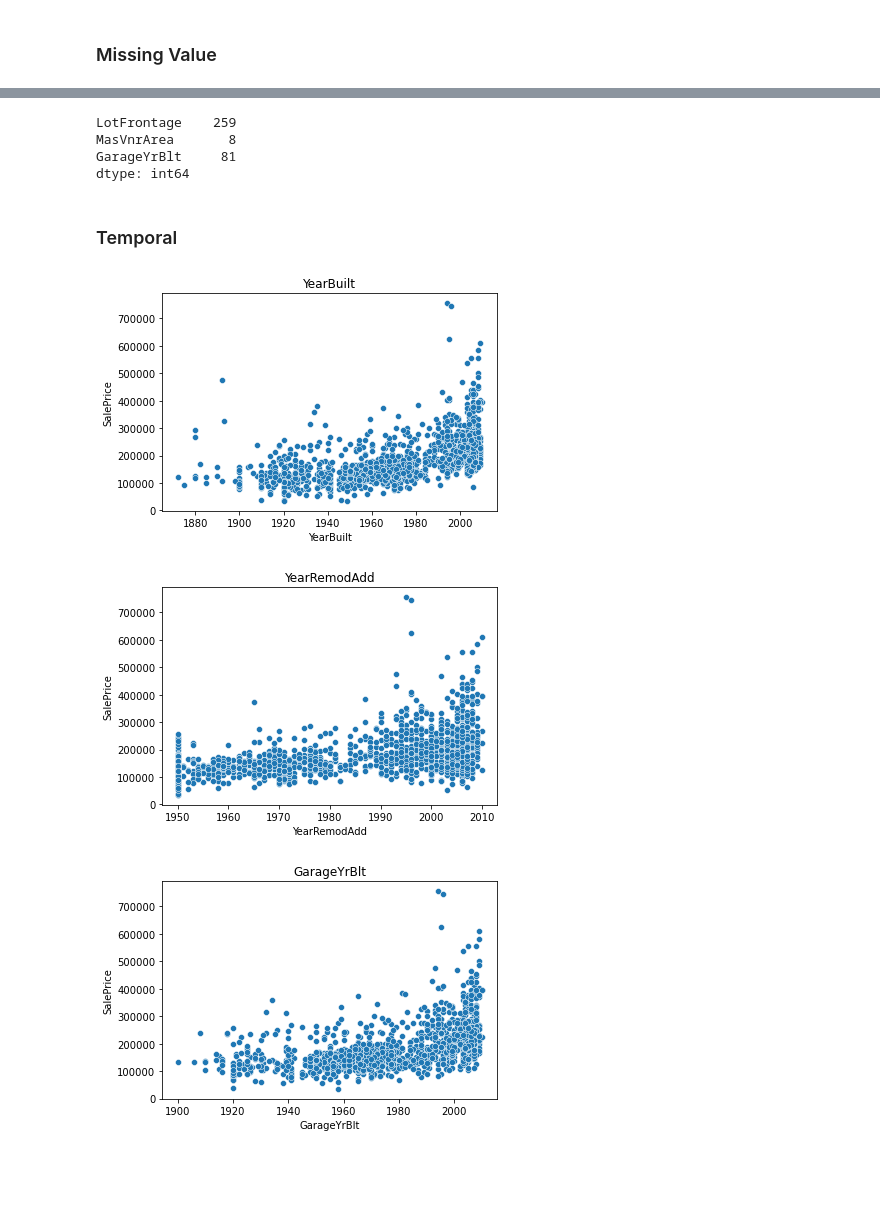
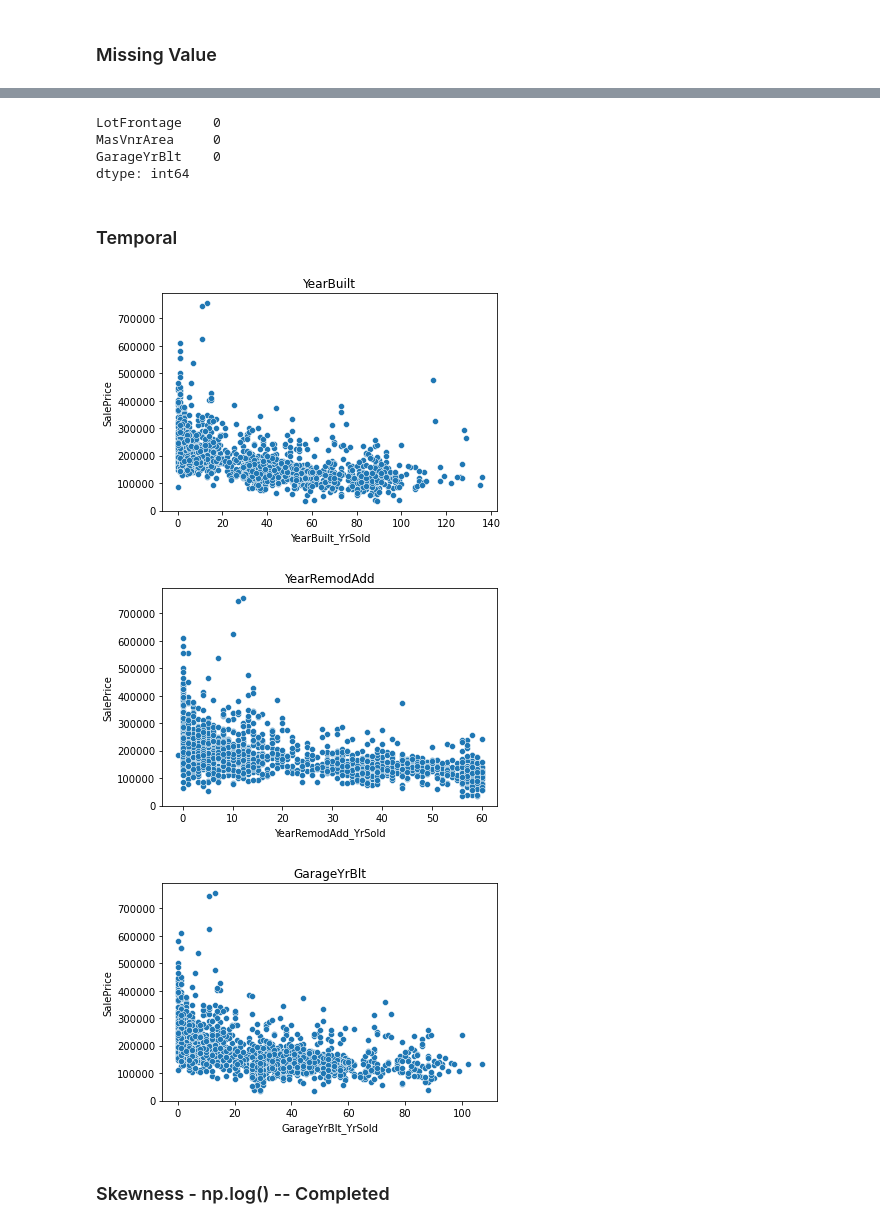
Before and after one commit to Data-csc/Exploratory_Data_Analysis, a Jupyter notebook: house_price_prediction.ipynb, the cells around one changed output, grey strips where cells are left out. Cells and saved outputs as stored; diff of their text form; code cells hidden in the pictures; blank space fills up the shorter version.

```diff
--- a/house_price_prediction.ipynb
+++ b/house_price_prediction.ipynb
@@ -378,6 +378,9 @@ for categorical_column in categorical_columns:
 </font>
 # %%
 dataset = pd.read_csv('train.csv')
+# %%
+numerical_columns = [column for column in dataset.columns if dataset[column].dtype != 'O']
+categorical_columns = [column for column in dataset.columns if dataset[column].dtype == 'O']
 # %%
 # # perform train test split before feature engineering
 # from sklearn.model_selection import train_test_split
@@ -386,4 +389,4 @@ dataset = pd.read_csv('train.csv')
 # %% [markdown]
 ### Missing Value
 # %%
-categoricals_na = [column for column in dataset.columns if dataset[column].isnull().sum() > 1 and dataset[column].dtype == 'O']
+categoricals_na = [column for column in dataset.columns if dataset[column].isnull().sum() >= 1 and dataset[column].dtype == 'O']
@@ -415,13 +440,13 @@ numericals_na = [column for column in dataset.columns if dataset[column].isnull(
 for numerical_na in numericals_na:
 
     dataset[numerical_na + '_nan'] = np.where(dataset[numerical_na].isnull(), 1, 0)
-    dataset[numerical_na].fillna(dataset[numerical_na].median())
+    dataset[numerical_na] = dataset[numerical_na].fillna(dataset[numerical_na].median())
 # %%
 dataset[numericals_na].isnull().sum()
 # %% [output]
-LotFrontage    259
-MasVnrArea       8
-GarageYrBlt     81
+LotFrontage    0
+MasVnrArea     0
+GarageYrBlt    0
 dtype: int64
 # %% [markdown]
 ### Temporal
@@ -430,14 +455,18 @@ for column_with_year in columns_with_year:
     if column_with_year != 'YrSold':
         dataset[column_with_year + '_YrSold'] = dataset['YrSold'] - dataset[column_with_year]
 
-#     dataset.drop([column_with_year], axis=1, inplace=True)
+        dataset.drop([column_with_year], axis=1, inplace=True)
+        numerical_columns.remove(column_with_year)
+        numerical_columns.append(column_with_year + '_YrSold')
 # %%
 for column_with_year in columns_with_year:
     if column_with_year != 'YrSold':
-        sns.scatterplot(x=dataset[column_with_year], y=dataset['SalePrice'])
+        sns.scatterplot(x=dataset[column_with_year + '_YrSold'], y=dataset['SalePrice'])
         plt.title(column_with_year)
         plt.show()
 # %% [output]
-[figure, old version]
+[figure, new version]
-[figure, old version]
+[figure, new version]
-[figure, old version]
+[figure, new version]
+# %% [markdown]
+### Skewness - np.log() -- Completed
```
Also changed, not shown: parts of 27 cells of this notebook.
